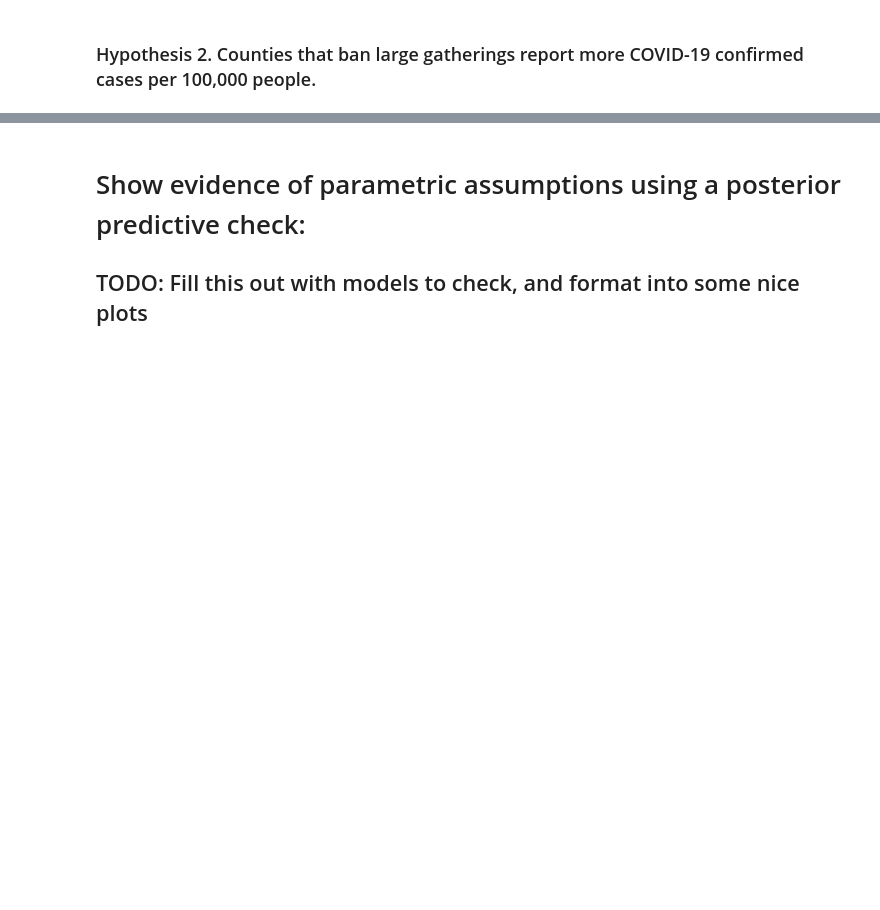
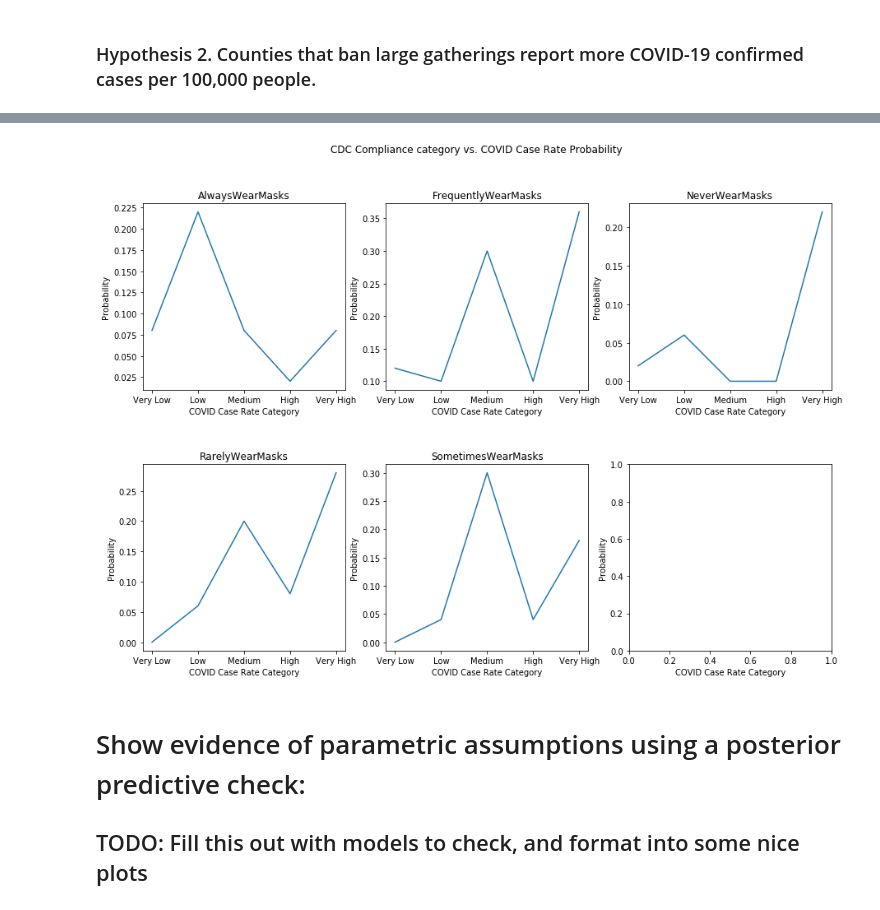
Before and after one commit to chloelarkin/county-covid-cases, a Jupyter notebook: causal_modeling/Causal_Model.ipynb, the cells around one changed output, grey strips where cells are left out. Cells and saved outputs as stored; diff of their text form; code cells hidden in the pictures; blank space fills up the shorter version.

```diff
--- a/causal_modeling/Causal_Model.ipynb
+++ b/causal_modeling/Causal_Model.ipynb
@@ -226,0 +197,5 @@ plt.show()
+# %%
+cdc_hypothesis_dict = get_all_conditional_probs(cc_pyro_model, 'CDC', cdc_labels)
+for category in cdc_hypothesis_dict:
+    print("COVID case rate probabilities for " + category + " CDC compliance category: ",
+          cdc_hypothesis_dict[category], "\n")
@@ -227,3 +212,8 @@ plt.show()
+# %%
+plot_all_conditional_probs(cdc_hypothesis_dict, ax_dims=[2, 3], fig_dims=[15, 10],
+                           plot_name="CDC Compliance category", labels=cdc_labels)
+# %% [output]
+[figure, added]
 # %% [markdown]
 # Show evidence of parametric assumptions using a posterior predictive check:
 
```
Also changed, not shown: parts of 15 cells of this notebook.
